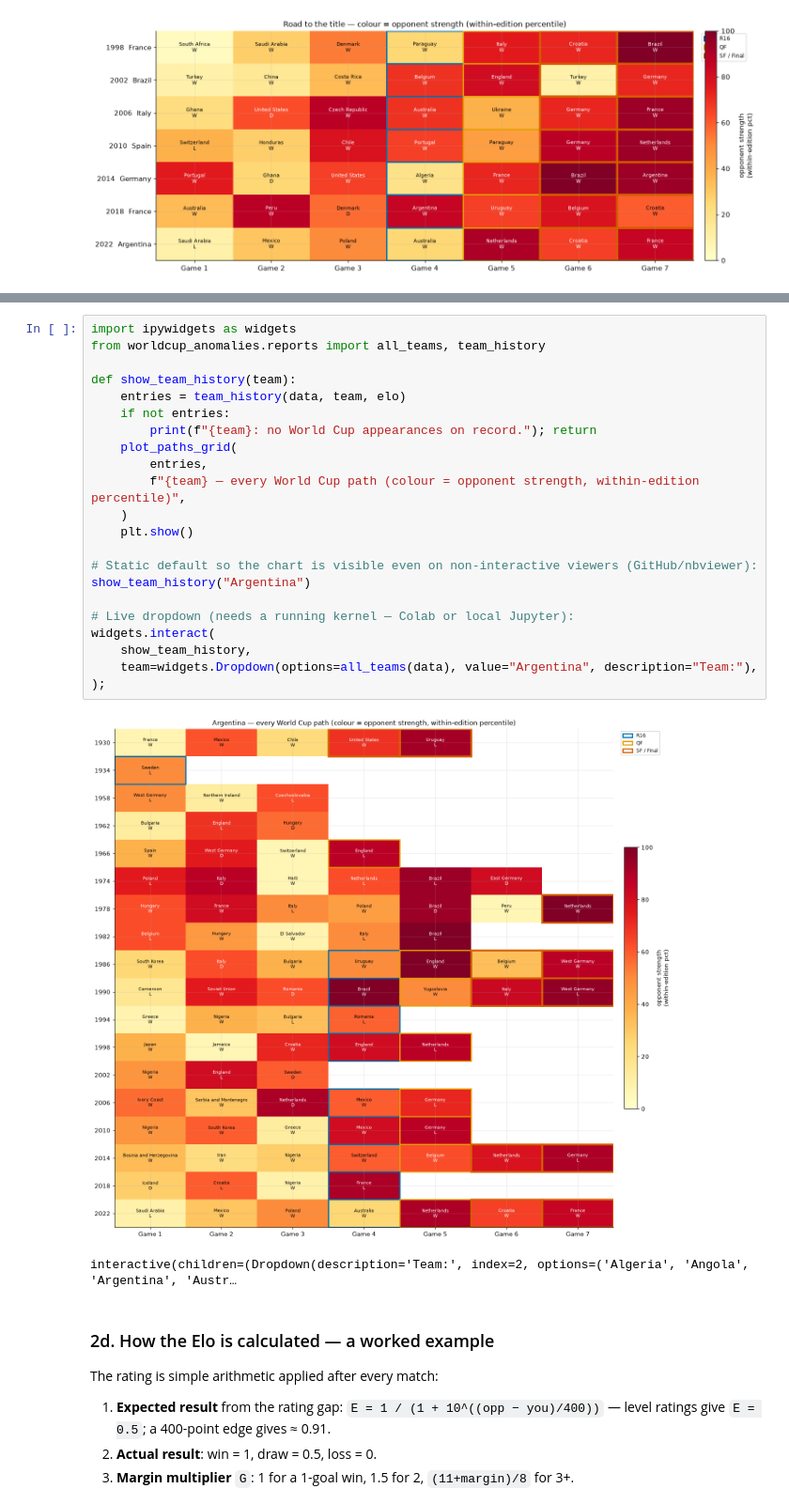
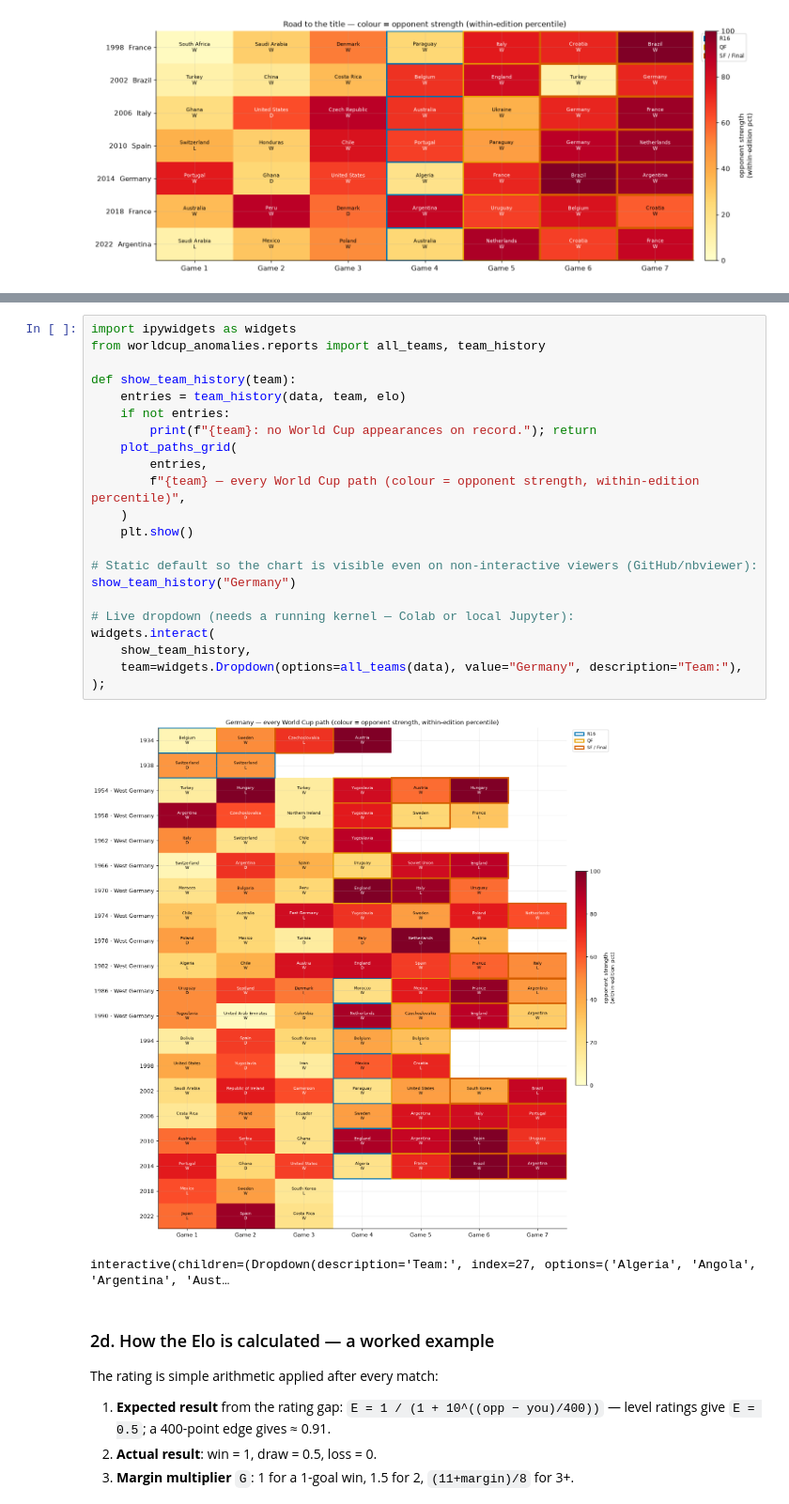
Before and after one commit to jorge-sader/worldcup-anomalies, a Jupyter notebook: notebooks/world_cup_irregularities.ipynb, the cells around one changed output, grey strips where cells are left out. Shown at 94% size. Cells and saved outputs as stored; diff of their text form.

```diff
--- a/notebooks/world_cup_irregularities.ipynb
+++ b/notebooks/world_cup_irregularities.ipynb
@@ -196,28 +201,28 @@ or just call `show_team_history("Brazil")` in a cell.
 # %%
 import ipywidgets as widgets
 from worldcup_anomalies.reports import all_teams, team_history
 
 def show_team_history(team):
     entries = team_history(data, team, elo)
     if not entries:
         print(f"{team}: no World Cup appearances on record."); return
     plot_paths_grid(
         entries,
         f"{team} — every World Cup path (colour = opponent strength, within-edition percentile)",
     )
     plt.show()
 
 # Static default so the chart is visible even on non-interactive viewers (GitHub/nbviewer):
-show_team_history("Argentina")
+show_team_history("Germany")
 
 # Live dropdown (needs a running kernel — Colab or local Jupyter):
 widgets.interact(
     show_team_history,
-    team=widgets.Dropdown(options=all_teams(data), value="Argentina", description="Team:"),
+    team=widgets.Dropdown(options=all_teams(data), value="Germany", description="Team:"),
 );
 # %% [output]
-[figure, old version]
+[figure, new version]
-interactive(children=(Dropdown(description='Team:', index=2, options=('Algeria', 'Angola', 'Argentina', 'Austr…
+interactive(children=(Dropdown(description='Team:', index=27, options=('Algeria', 'Angola', 'Argentina', 'Aust…
 # %% [markdown]
 ### 2d. How the Elo is calculated — a worked example
 
```
Also changed, not shown: parts of 2 cells of this notebook, 3 other files.
